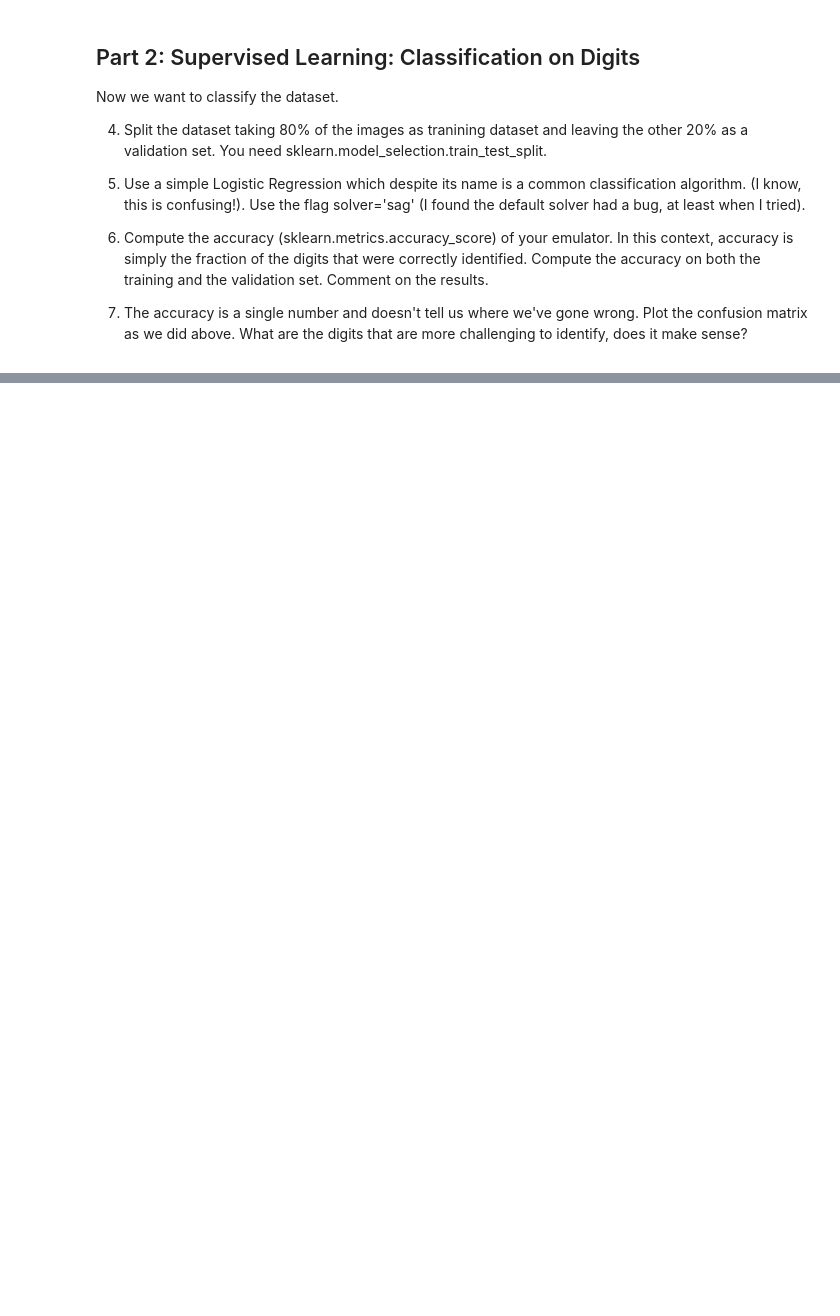
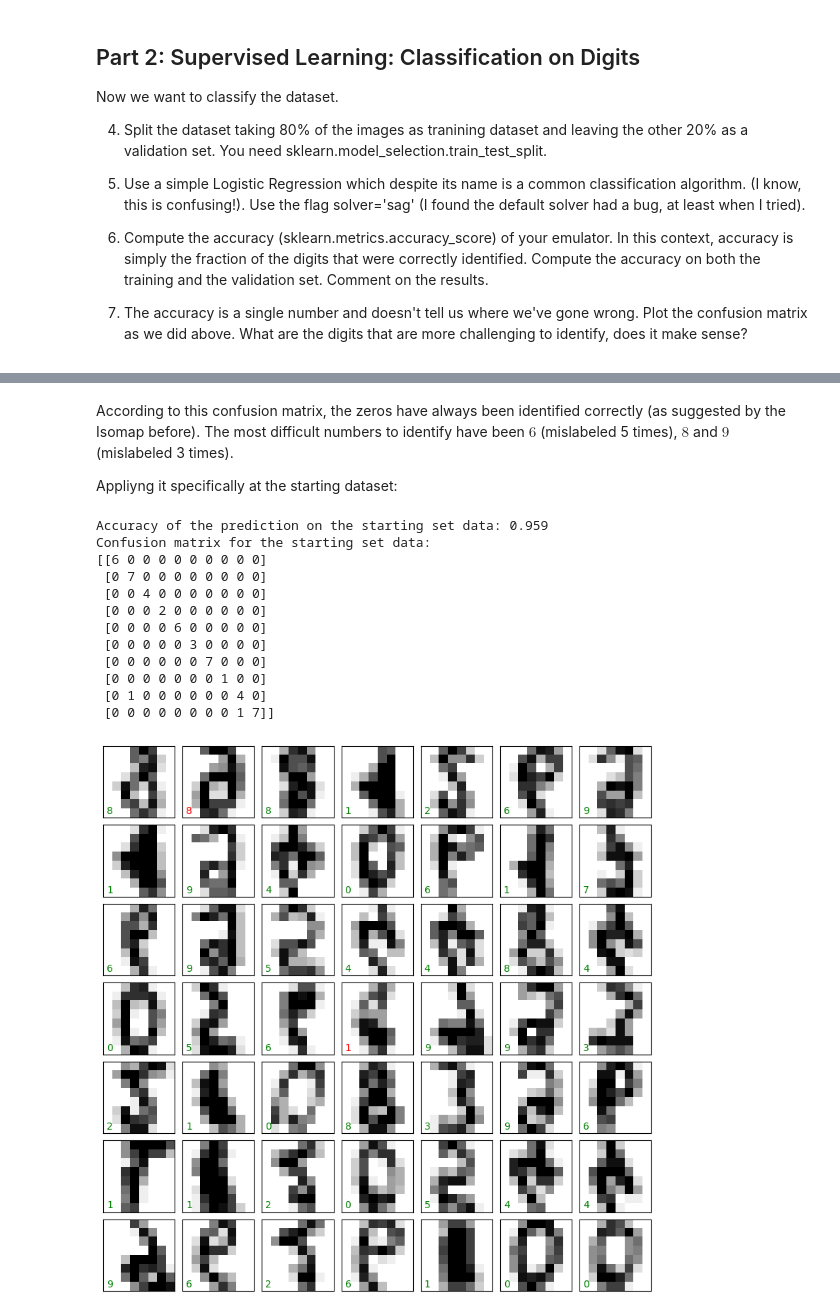
Before and after one commit to Alice-Palladino/astrostatistics_bicocca_2024, a Jupyter notebook: working/L13 - Handwritten digits.ipynb, the cells around one changed output, grey strips where cells are left out. Cells and saved outputs as stored; diff of their text form; code cells hidden in the pictures; blank space fills up the shorter version.

```diff
--- a/working/L13 - Handwritten digits.ipynb
+++ b/working/L13 - Handwritten digits.ipynb
@@ -160,6 +196,22 @@ Now we want to classify the dataset.
 # %%
-from sklearn.model_selection import train_test_split
+'''
+I want to make sure that this set doesn't end up in the training set. If I simply split the initial 1797 images 80%-20%, I get
+1437 train images and 360 test ones. To obtain 1437 train images and 311 test ones (to which I'm manually adding the initial
+dataset later) I need to split the 1748 remaining images with train_size = 0.8225.
+'''
 
-Xtrain, Xtest, ytrain, ytest = train_test_split(X, y, train_size=0.8)
+# Initial dataset that I'm setting aside (49 images)
+X_start = X[mychoices]
+y_start = y[mychoices]
+
+X_remaining = np.delete(X, mychoices, axis=0)
+y_remaining = np.delete(y, mychoices, axis=0)
+print(X_remaining.shape)
+
+Xtrain, Xtest_partial, ytrain, ytest_partial = train_test_split(X_remaining, y_remaining, train_size=0.8225)
+print(Xtrain.shape, Xtest_partial.shape)
+
+Xtest = np.concatenate((Xtest_partial, X_start), axis=0)
+ytest = np.concatenate((ytest_partial, y_start), axis=0)
 print(Xtrain.shape, Xtest.shape)
 # %% [output]
@@ -166,3 +220,4 @@ print(Xtrain.shape, Xtest.shape)
 (1437, 64) (360, 64)
 # %%
-from sklearn.linear_model import LogisticRegression
+LR = LogisticRegression(penalty='l2', max_iter=2000,solver='sag')
+LR.fit(Xtrain, ytrain)
@@ -168,0 +256,34 @@ from sklearn.linear_model import LogisticRegression
+# %% [markdown]
+According to this confusion matrix, the zeros have always been identified correctly (as suggested by the Isomap before). The most difficult numbers to identify have been $6$ (mislabeled 5 times), $8$ and $9$ (mislabeled 3 times).
+
+Appliyng it specifically at the starting dataset:
+# %%
+y_start_pred = LR.predict(X_start)
+
+print("Accuracy of the prediction on the starting set data: %.3f" % accuracy_score(y_start, y_start_pred))
+print("Confusion matrix for the starting set data:")
+print(confusion_matrix(y_start, y_start_pred))
+
+fig, axes = plt.subplots(7, 7, figsize=(10, 10))
+fig.subplots_adjust(hspace=0.1, wspace=0.1)
+
+for i, ax in enumerate(axes.flat):
+    ax.imshow(np.flipud(X_start[i].reshape(8, 8)), cmap='binary')
+    ax.text(0.05, 0.05, str(y_start_pred[i]), transform=ax.transAxes,
+            color='green' if (y_start[i] == y_start_pred[i]) else 'red')
+    ax.set_xticks([])
+    ax.set_yticks([])
+# %% [output]
+Accuracy of the prediction on the starting set data: 0.959
+Confusion matrix for the starting set data:
+[[6 0 0 0 0 0 0 0 0 0]
+ [0 7 0 0 0 0 0 0 0 0]
+ [0 0 4 0 0 0 0 0 0 0]
+ [0 0 0 2 0 0 0 0 0 0]
+ [0 0 0 0 6 0 0 0 0 0]
+ [0 0 0 0 0 3 0 0 0 0]
+ [0 0 0 0 0 0 7 0 0 0]
+ [0 0 0 0 0 0 0 1 0 0]
+ [0 1 0 0 0 0 0 0 4 0]
+ [0 0 0 0 0 0 0 0 1 7]]
+[figure, added]
```
Also changed, not shown: parts of 15 cells of this notebook.
